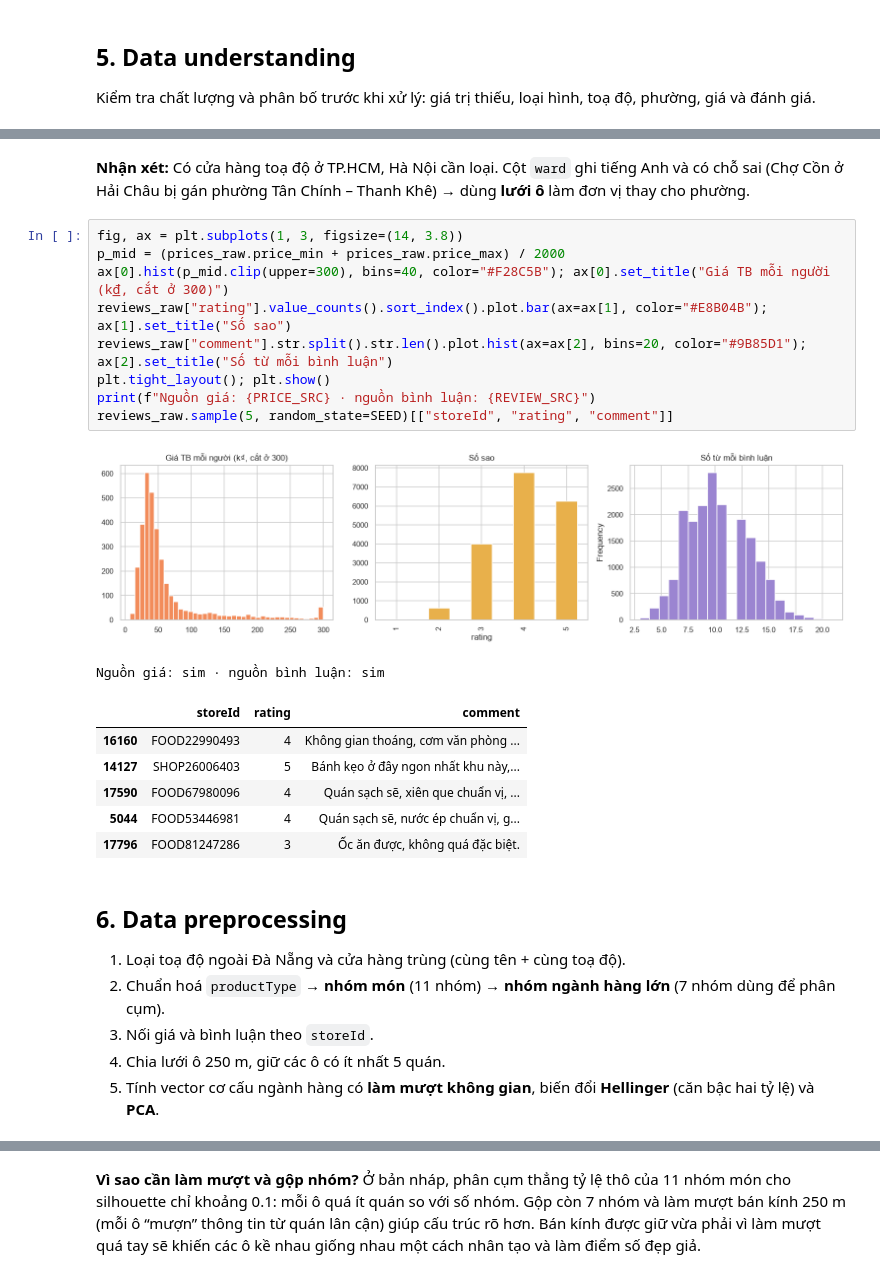
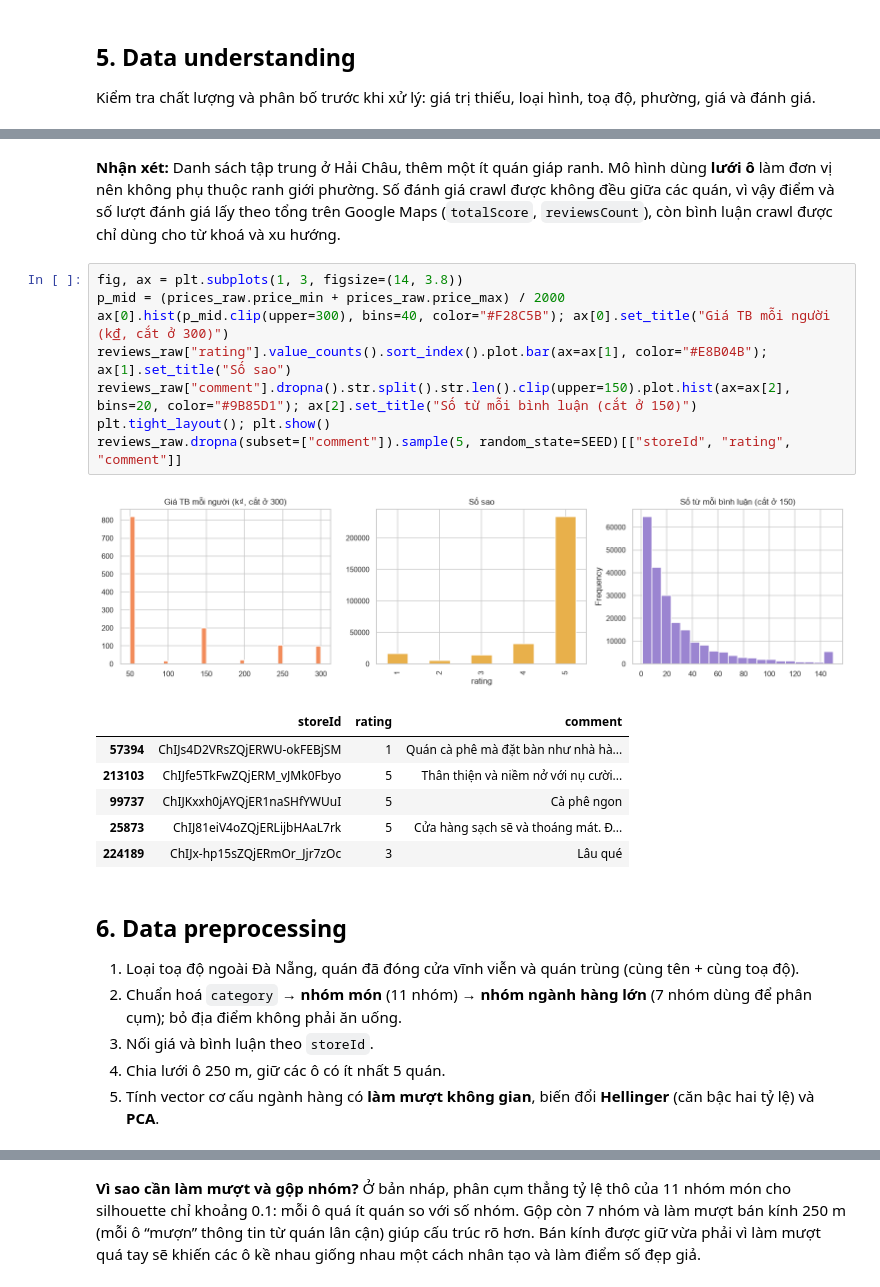
Before and after one commit to bngbtran/HaiChau-Hotspots, a Jupyter notebook: HaiChau_Hotspots.ipynb, the cells around one changed output, grey strips where cells are left out. Saved outputs shown, nothing was run; the diff lists cells and outputs as text.

```diff
--- a/HaiChau_Hotspots.ipynb
+++ b/HaiChau_Hotspots.ipynb
@@ -195,28 +190,26 @@ Ví dụ phường bị gán sai:
 # %% [markdown]
-**Nhận xét:** Có cửa hàng toạ độ ở TP.HCM, Hà Nội cần loại. Cột `ward` ghi tiếng Anh và có chỗ sai (Chợ Cồn ở Hải Châu bị gán phường Tân Chính – Thanh Khê) → dùng **lưới ô** làm đơn vị thay cho phường.
+**Nhận xét:** Danh sách tập trung ở Hải Châu, thêm một ít quán giáp ranh. Mô hình dùng **lưới ô** làm đơn vị nên không phụ thuộc ranh giới phường. Số đánh giá crawl được không đều giữa các quán, vì vậy điểm và số lượt đánh giá lấy theo tổng trên Google Maps (`totalScore`, `reviewsCount`), còn bình luận crawl được chỉ dùng cho từ khoá và xu hướng.
 # %%
 fig, ax = plt.subplots(1, 3, figsize=(14, 3.8))
 p_mid = (prices_raw.price_min + prices_raw.price_max) / 2000
 ax[0].hist(p_mid.clip(upper=300), bins=40, color="#F28C5B"); ax[0].set_title("Giá TB mỗi người (k₫, cắt ở 300)")
 reviews_raw["rating"].value_counts().sort_index().plot.bar(ax=ax[1], color="#E8B04B"); ax[1].set_title("Số sao")
-reviews_raw["comment"].str.split().str.len().plot.hist(ax=ax[2], bins=20, color="#9B85D1"); ax[2].set_title("Số từ mỗi bình luận")
+reviews_raw["comment"].dropna().str.split().str.len().clip(upper=150).plot.hist(ax=ax[2], bins=20, color="#9B85D1"); ax[2].set_title("Số từ mỗi bình luận (cắt ở 150)")
 plt.tight_layout(); plt.show()
-print(f"Nguồn giá: {PRICE_SRC} · nguồn bình luận: {REVIEW_SRC}")
-reviews_raw.sample(5, random_state=SEED)[["storeId", "rating", "comment"]]
+reviews_raw.dropna(subset=["comment"]).sample(5, random_state=SEED)[["storeId", "rating", "comment"]]
 # %% [output]
-[figure, old version]
+[figure, new version]
-Nguồn giá: sim · nguồn bình luận: sim
 |  | storeId | rating | comment |
-| 16160 | FOOD22990493 | 4 | Không gian thoáng, cơm văn phòng ... |
-| 14127 | SHOP26006403 | 5 | Bánh kẹo ở đây ngon nhất khu này,... |
-| 17590 | FOOD67980096 | 4 | Quán sạch sẽ, xiên que chuẩn vị, ... |
-| 5044 | FOOD53446981 | 4 | Quán sạch sẽ, nước ép chuẩn vị, g... |
-| 17796 | FOOD81247286 | 3 | Ốc ăn được, không quá đặc biệt. |
+| 57394 | ChIJs4D2VRsZQjERWU-okFEBjSM | 1 | Quán cà phê mà đặt bàn như nhà hà... |
+| 213103 | ChIJfe5TkFwZQjERM_vJMk0Fbyo | 5 | Thân thiện và niềm nở với nụ cười... |
+| 99737 | ChIJKxxh0jAYQjER1naSHfYWUuI | 5 | Cà phê ngon |
+| 25873 | ChIJ81eiV4oZQjERLijbHAaL7rk | 5 | Cửa hàng sạch sẽ và thoáng mát. Đ... |
+| 224189 | ChIJx-hp15sZQjERmOr_Jjr7zOc | 3 | Lâu qué |
 # %% [markdown]
 ## 6. Data preprocessing
 
-1. Loại toạ độ ngoài Đà Nẵng và cửa hàng trùng (cùng tên + cùng toạ độ).
-2. Chuẩn hoá `productType` → **nhóm món** (11 nhóm) → **nhóm ngành hàng lớn** (7 nhóm dùng để phân cụm).
+1. Loại toạ độ ngoài Đà Nẵng, quán đã đóng cửa vĩnh viễn và quán trùng (cùng tên + cùng toạ độ).
+2. Chuẩn hoá `category` → **nhóm món** (11 nhóm) → **nhóm ngành hàng lớn** (7 nhóm dùng để phân cụm); bỏ địa điểm không phải ăn uống.
 3. Nối giá và bình luận theo `storeId`.
 4. Chia lưới ô 250 m, giữ các ô có ít nhất 5 quán.
 5. Tính vector cơ cấu ngành hàng có **làm mượt không gian**, biến đổi **Hellinger** (căn bậc hai tỷ lệ) và **PCA**.
```
Also changed, not shown: parts of 30 cells of this notebook, 59 other files.
